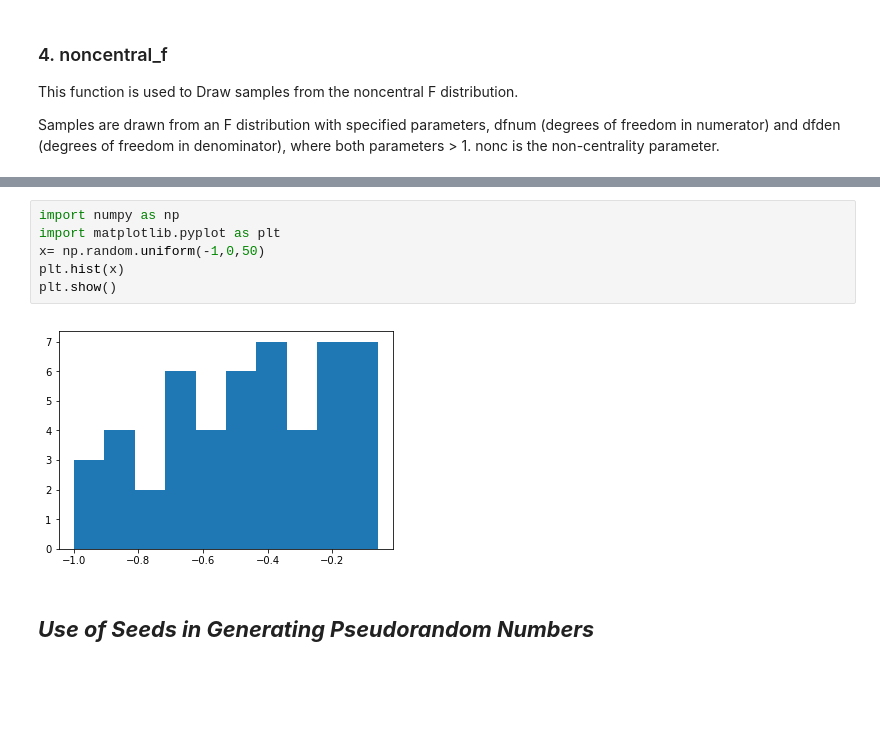
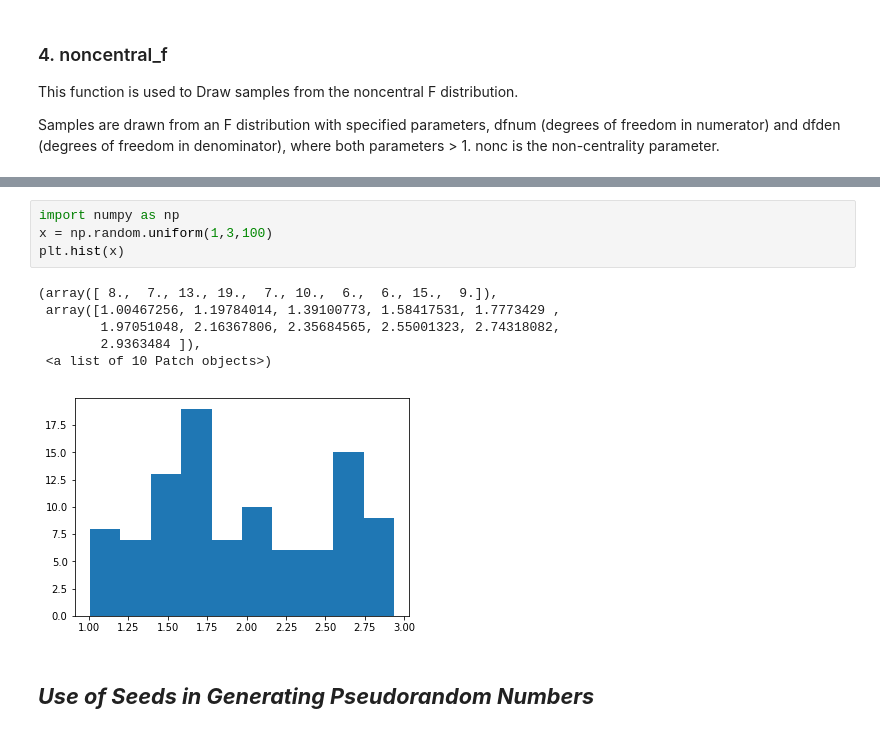
Before and after one commit to LauraBrogan/programming-assignment-2019, a Jupyter notebook: Programming Assignment 2019.ipynb, the cells around one changed output, grey strips where cells are left out. Drawn from its saved outputs; the diff is of its cells as text; blank space fills up the shorter version.

```diff
--- a/Programming Assignment 2019.ipynb
+++ b/Programming Assignment 2019.ipynb
@@ -184,11 +184,14 @@ This function is used to
 # %%
 import numpy as np
-import matplotlib.pyplot as plt
-x= np.random.uniform(-1,0,50)
+x = np.random.uniform(1,3,100)
 plt.hist(x)
-plt.show()
 # %% [output]
+(array([ 8.,  7., 13., 19.,  7., 10.,  6.,  6., 15.,  9.]),
+ array([1.00467256, 1.19784014, 1.39100773, 1.58417531, 1.7773429 ,
+        1.97051048, 2.16367806, 2.35684565, 2.55001323, 2.74318082,
+        2.9363484 ]),
+ <a list of 10 Patch objects>)
-[figure, old version]
+[figure, new version]
 # %% [markdown]
 ## ***Use of Seeds in Generating Pseudorandom Numbers***
 # %% [markdown]
```
Also changed, not shown: parts of 18 cells of this notebook.
